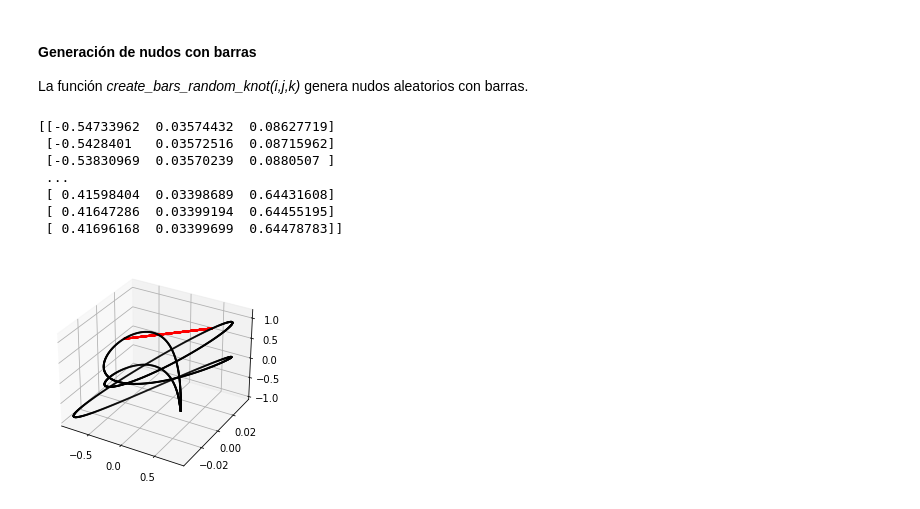
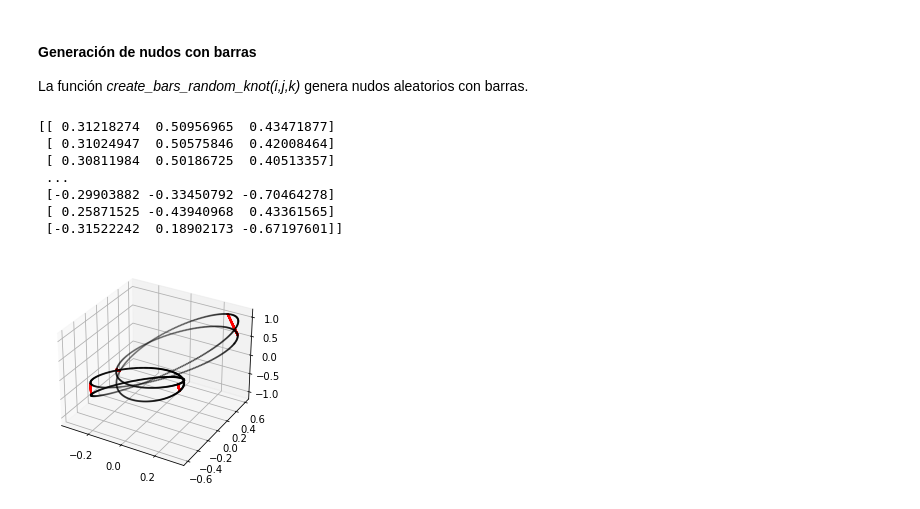
Before and after one commit to mevangelista-alvarado/Geometric-Deep-Learning, a Jupyter notebook: Random_knots/Nudos_aleatorios.ipynb, the cells around one changed output. Saved outputs shown, nothing was run; the diff lists cells and outputs as text; code cells hidden in the pictures.

```diff
--- a/Random_knots/Nudos_aleatorios.ipynb
+++ b/Random_knots/Nudos_aleatorios.ipynb
@@ -42,15 +42,15 @@ knot_generator.plot_knot()
 
 La función <i>create_bars_random_knot(i,j,k)</i> genera nudos aleatorios con barras.
 # %%
-knot_generator.create_bars_random_knot(1,1,2,genus=2)
+knot_generator.create_bars_random_knot(1,1,2,genus=5)
 print(knot_generator.knot)
 knot_generator.plot_knot(bars_color='red')
 # %% [output]
-[[-0.54733962  0.03574432  0.08627719]
- [-0.5428401   0.03572516  0.08715962]
- [-0.53830969  0.03570239  0.0880507 ]
+[[ 0.31218274  0.50956965  0.43471877]
+ [ 0.31024947  0.50575846  0.42008464]
+ [ 0.30811984  0.50186725  0.40513357]
  ...
- [ 0.41598404  0.03398689  0.64431608]
- [ 0.41647286  0.03399194  0.64455195]
- [ 0.41696168  0.03399699  0.64478783]]
+ [-0.29903882 -0.33450792 -0.70464278]
+ [ 0.25871525 -0.43940968  0.43361565]
+ [-0.31522242  0.18902173 -0.67197601]]
-[figure, old version]
+[figure, new version]
```
Also changed, not shown: parts of 3 cells of this notebook.
